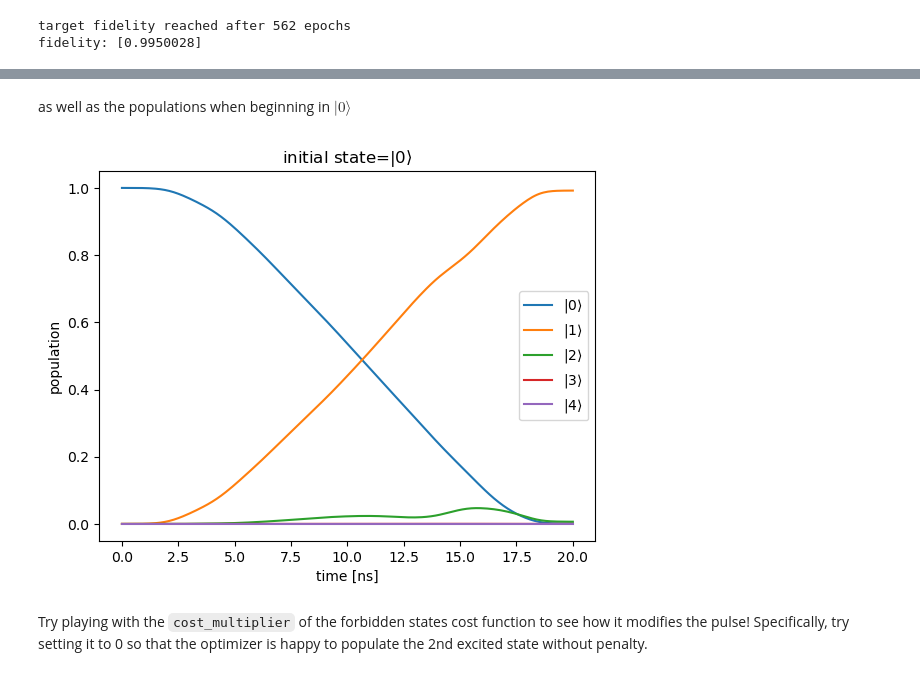
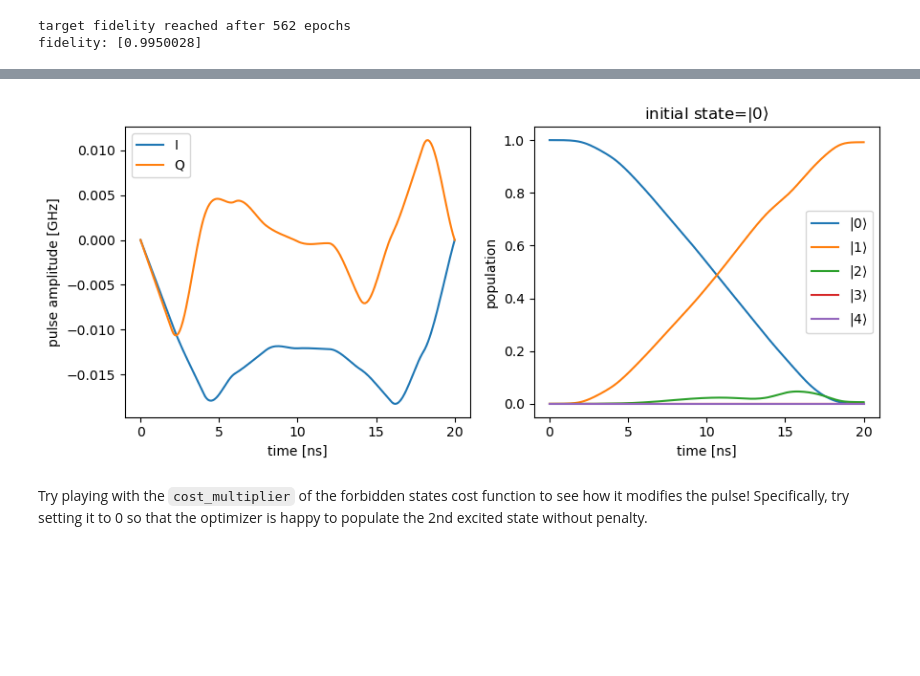
Before and after one commit to dkweiss31/qontrol, a Jupyter notebook: docs/examples/Kerr_oscillator.ipynb, the cells around one changed output, grey strips where cells are left out. Cells and saved outputs as stored; diff of their text form; code cells hidden in the pictures; blank space fills up the shorter version.

Commit message:
linting, plot both pulse and pop in Kerr osc

```diff
--- a/docs/examples/Kerr_oscillator.ipynb
+++ b/docs/examples/Kerr_oscillator.ipynb
@@ -72,12 +74,12 @@ envelope = jnp.concatenate(
 )
 
 
-def _drive_spline(drive_params, envelope, ts):
-    drive_w_envelope = envelope[:, None] * drive_params.T
+def _drive_spline(drive_params: Array, envelope: Array, ts: Array) -> Array:
+    drive_w_envelope = jnp.einsum('t,...t->t...', envelope, drive_params)
     drive_coeffs = dx.backward_hermite_coefficients(ts, drive_w_envelope)
     return dx.CubicInterpolation(ts, drive_coeffs)
 # %%
-def H_func(drive_params_dict):
+def H_func(drive_params_dict: dict) -> TimeArray:
     drive_params = drive_params_dict['dp']
     H = H0
     for H1, drive_param in zip(H1s, drive_params):
@@ -124,2 +158,0 @@ plt.show()
-# %% [markdown]
-as well as the populations when beginning in $|0\rangle$
@@ -160,7 +159,7 @@ def plot_pops(opt_params, h_t_updater, options, jump_ops=None):
 # %%
-plot_pops(opt_params, h_t_updater, options)
+plot_pulse_and_pops(opt_params, h_t_updater, options)
 # %% [output]
-[figure, old version]
+[figure, new version]
 # %% [markdown]
 Try playing with the `cost_multiplier` of the forbidden states cost function to see how it modifies the pulse! Specifically, try setting it to 0 so that the optimizer is happy to populate the 2nd excited state without penalty.
 # %% [markdown]
```
Also changed, not shown: parts of 13 cells of this notebook.
